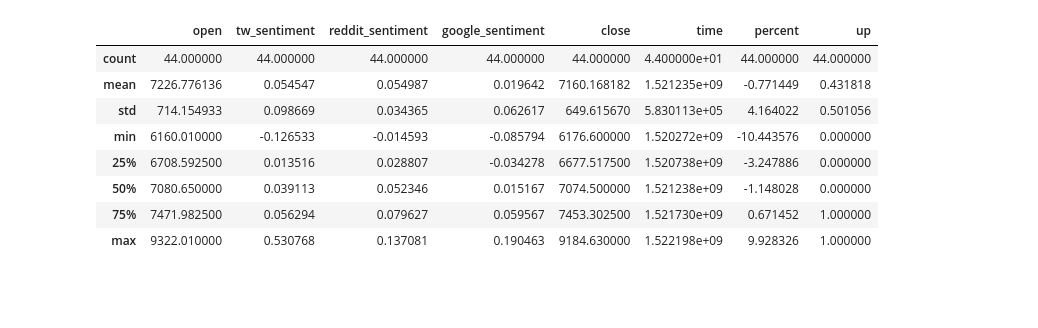
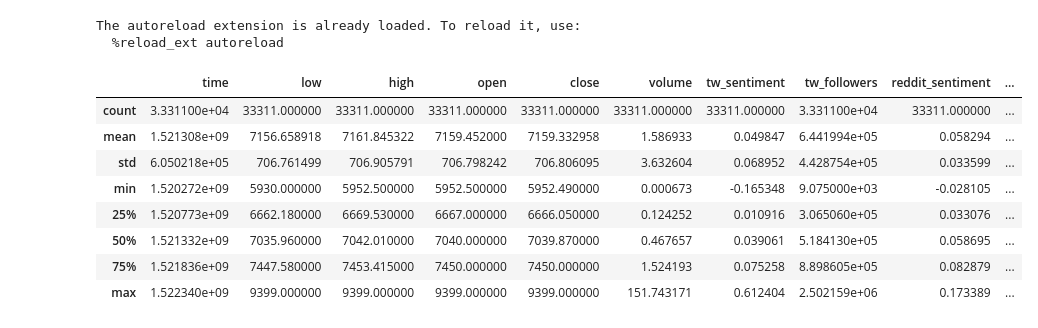
Before and after one commit to scristofari/bitcoin-challenge, a Jupyter notebook: Prediction.ipynb, the cells around one changed output. Drawn from its saved outputs; the diff is of its cells as text; code cells hidden in the pictures; blank space fills up the shorter version.

```diff
--- a/Prediction.ipynb
+++ b/Prediction.ipynb
@@ -6,6 +6,6 @@
 import matplotlib.pyplot as plt
 
 import bitcoin.db as db
-df = db.get_all_data_from_pas(pas=720)
+df = db.get_all_data()
 df.describe()
 # %% [output]
@@ -13,12 +13,14 @@ df.describe()
+The autoreload extension is already loaded. To reload it, use:
+  %reload_ext autoreload
-|  | open | tw_sentiment | reddit_sentiment | google_sentiment | close | time | percent | up |
-| count | 44.000000 | 44.000000 | 44.000000 | 44.000000 | 44.000000 | 4.400000e+01 | 44.000000 | 44.000000 |
-| mean | 7226.776136 | 0.054547 | 0.054987 | 0.019642 | 7160.168182 | 1.521235e+09 | -0.771449 | 0.431818 |
-| std | 714.154933 | 0.098669 | 0.034365 | 0.062617 | 649.615670 | 5.830113e+05 | 4.164022 | 0.501056 |
-| min | 6160.010000 | -0.126533 | -0.014593 | -0.085794 | 6176.600000 | 1.520272e+09 | -10.443576 | 0.000000 |
-| 25% | 6708.592500 | 0.013516 | 0.028807 | -0.034278 | 6677.517500 | 1.520738e+09 | -3.247886 | 0.000000 |
-| 50% | 7080.650000 | 0.039113 | 0.052346 | 0.015167 | 7074.500000 | 1.521238e+09 | -1.148028 | 0.000000 |
-| 75% | 7471.982500 | 0.056294 | 0.079627 | 0.059567 | 7453.302500 | 1.521730e+09 | 0.671452 | 1.000000 |
-| max | 9322.010000 | 0.530768 | 0.137081 | 0.190463 | 9184.630000 | 1.522198e+09 | 9.928326 | 1.000000 |
+|  | time | low | high | open | close | volume | tw_sentiment | tw_followers | reddit_sentiment | ... |
+| count | 3.331100e+04 | 33311.000000 | 33311.000000 | 33311.000000 | 33311.000000 | 33311.000000 | 33311.000000 | 3.331100e+04 | 33311.000000 | ... |
+| mean | 1.521308e+09 | 7156.658918 | 7161.845322 | 7159.452000 | 7159.332958 | 1.586933 | 0.049847 | 6.441994e+05 | 0.058294 | ... |
+| std | 6.050218e+05 | 706.761499 | 706.905791 | 706.798242 | 706.806095 | 3.632604 | 0.068952 | 4.428754e+05 | 0.033599 | ... |
+| min | 1.520272e+09 | 5930.000000 | 5952.500000 | 5952.500000 | 5952.490000 | 0.000673 | -0.165348 | 9.075000e+03 | -0.028105 | ... |
+| 25% | 1.520773e+09 | 6662.180000 | 6669.530000 | 6667.000000 | 6666.050000 | 0.124252 | 0.010916 | 3.065060e+05 | 0.033076 | ... |
+| 50% | 1.521332e+09 | 7035.960000 | 7042.010000 | 7040.000000 | 7039.870000 | 0.467657 | 0.039061 | 5.184130e+05 | 0.058695 | ... |
+| 75% | 1.521836e+09 | 7447.580000 | 7453.415000 | 7450.000000 | 7450.000000 | 1.524193 | 0.075258 | 8.898605e+05 | 0.082879 | ... |
+| max | 1.522340e+09 | 9399.000000 | 9399.000000 | 9399.000000 | 9399.000000 | 151.743171 | 0.612404 | 2.502159e+06 | 0.173389 | ... |
 # %%
 from bitcoin.train import train
 columns = ['open', 'google_sentiment']
```
Also changed, not shown: parts of 10 cells of this notebook, 6 other files.
